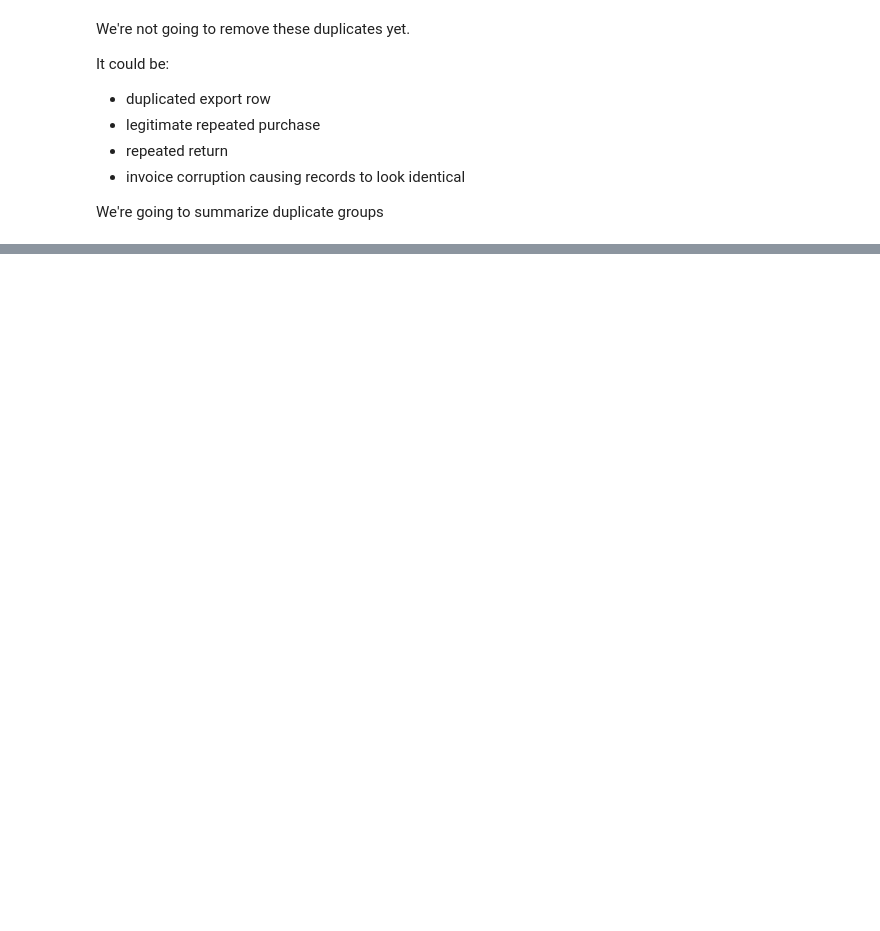
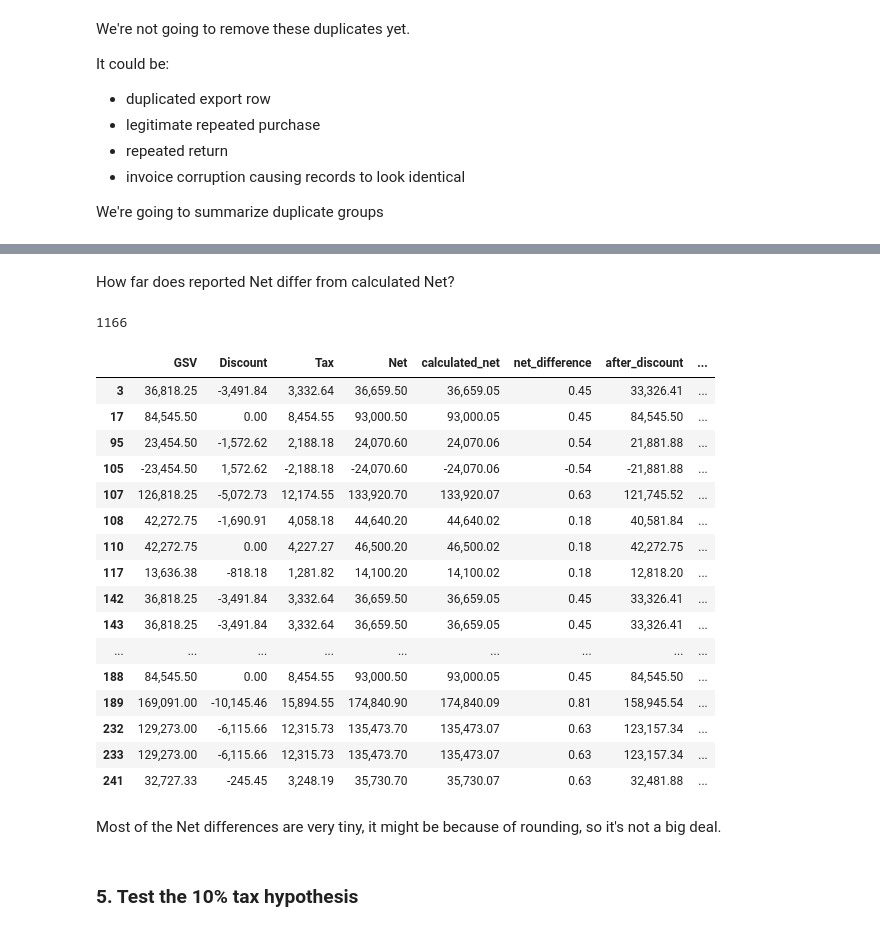
Before and after one commit to Thomasfilemon/pasar-rau-sales-analysis, a Jupyter notebook: notebooks/01_data_understanding.ipynb, the cells around one changed output, grey strips where cells are left out. Saved outputs shown, nothing was run; the diff lists cells and outputs as text; code cells hidden in the pictures; blank space fills up the shorter version.

```diff
--- a/notebooks/01_data_understanding.ipynb
+++ b/notebooks/01_data_understanding.ipynb
@@ -766,0 +788,8 @@ Inspections:
+# %%
+financial_cols = ["GSV", "Discount", "Tax", "Net"]
+
+financial_temp = df[financial_cols].apply(
+    lambda col: col.map(parse_indonesian_number)
+)
+
+financial_temp.head()
@@ -766,0 +815,13 @@ Inspections:
+# %%
+financial_check = financial_temp.copy()
+
+financial_check["calculated_net"] = (
+    financial_check["GSV"]
+    + financial_check["Discount"]
+    + financial_check["Tax"]
+)
+
+financial_check["net_difference"] = (
+    financial_check["Net"]
+    - financial_check["calculated_net"]
+)
@@ -766,0 +860,34 @@ Inspections:
+# %% [markdown]
+How far does reported Net differ from calculated Net?
+# %%
+tolerance = 0.1
+
+net_mismatch = financial_check[
+    financial_check["net_difference"].abs() > tolerance
+]
+
+print(len(net_mismatch))
+net_mismatch.head(20)
+# %% [output]
+1166
+|  | GSV | Discount | Tax | Net | calculated_net | net_difference | after_discount | ... |
+| 3 | 36,818.25 | -3,491.84 | 3,332.64 | 36,659.50 | 36,659.05 | 0.45 | 33,326.41 | ... |
+| 17 | 84,545.50 | 0.00 | 8,454.55 | 93,000.50 | 93,000.05 | 0.45 | 84,545.50 | ... |
+| 95 | 23,454.50 | -1,572.62 | 2,188.18 | 24,070.60 | 24,070.06 | 0.54 | 21,881.88 | ... |
+| 105 | -23,454.50 | 1,572.62 | -2,188.18 | -24,070.60 | -24,070.06 | -0.54 | -21,881.88 | ... |
+| 107 | 126,818.25 | -5,072.73 | 12,174.55 | 133,920.70 | 133,920.07 | 0.63 | 121,745.52 | ... |
+| 108 | 42,272.75 | -1,690.91 | 4,058.18 | 44,640.20 | 44,640.02 | 0.18 | 40,581.84 | ... |
+| 110 | 42,272.75 | 0.00 | 4,227.27 | 46,500.20 | 46,500.02 | 0.18 | 42,272.75 | ... |
+| 117 | 13,636.38 | -818.18 | 1,281.82 | 14,100.20 | 14,100.02 | 0.18 | 12,818.20 | ... |
+| 142 | 36,818.25 | -3,491.84 | 3,332.64 | 36,659.50 | 36,659.05 | 0.45 | 33,326.41 | ... |
+| 143 | 36,818.25 | -3,491.84 | 3,332.64 | 36,659.50 | 36,659.05 | 0.45 | 33,326.41 | ... |
+| ... | ... | ... | ... | ... | ... | ... | ... | ... |
+| 188 | 84,545.50 | 0.00 | 8,454.55 | 93,000.50 | 93,000.05 | 0.45 | 84,545.50 | ... |
+| 189 | 169,091.00 | -10,145.46 | 15,894.55 | 174,840.90 | 174,840.09 | 0.81 | 158,945.54 | ... |
+| 232 | 129,273.00 | -6,115.66 | 12,315.73 | 135,473.70 | 135,473.07 | 0.63 | 123,157.34 | ... |
+| 233 | 129,273.00 | -6,115.66 | 12,315.73 | 135,473.70 | 135,473.07 | 0.63 | 123,157.34 | ... |
+| 241 | 32,727.33 | -245.45 | 3,248.19 | 35,730.70 | 35,730.07 | 0.63 | 32,481.88 | ... |
+# %% [markdown]
+Most of the Net differences are very tiny, it might be because of rounding, so it's not a big deal.
+# %% [markdown]
+### 5. Test the 10% tax hypothesis
```
Also changed, not shown: parts of 24 cells of this notebook, 6 other files.
